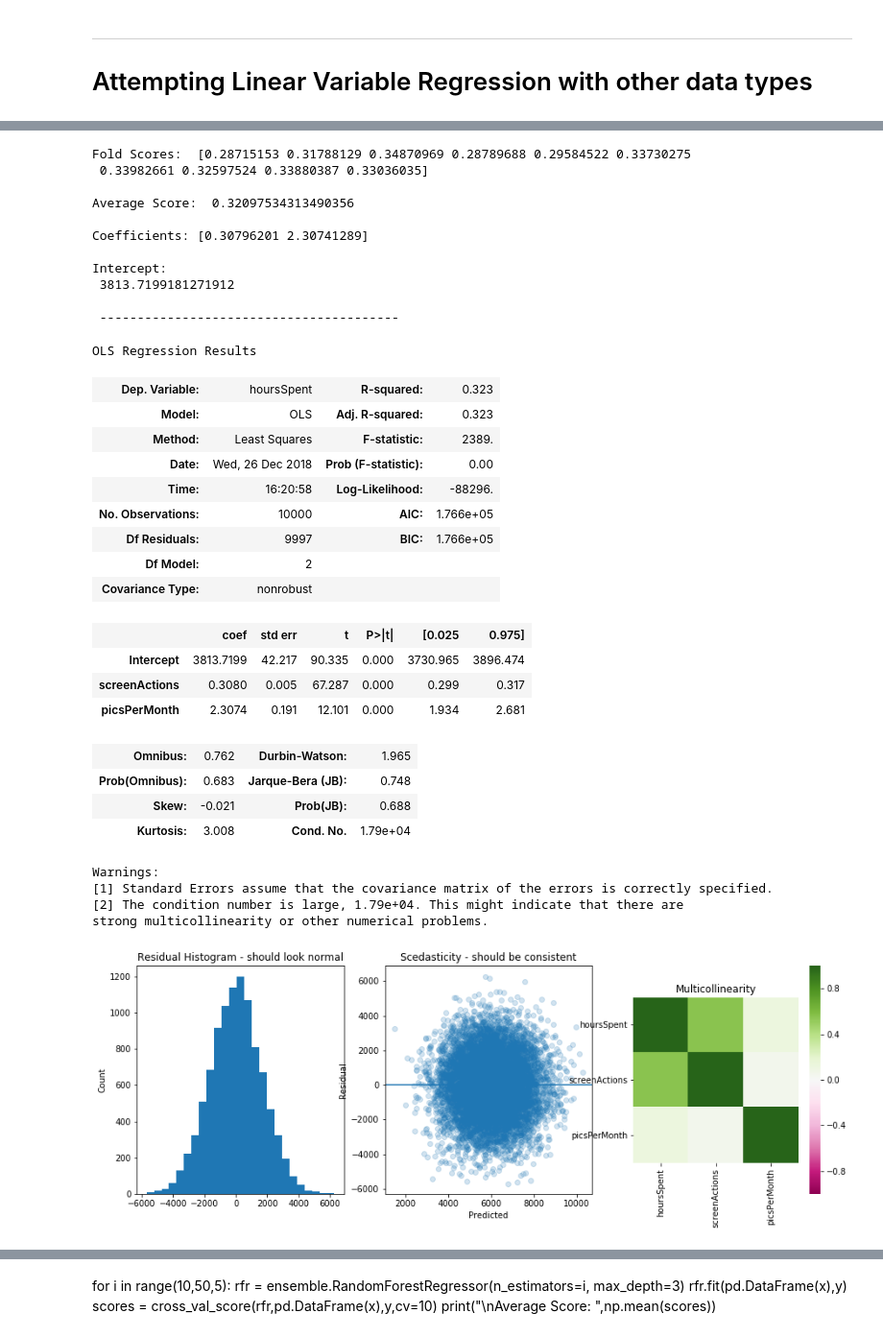
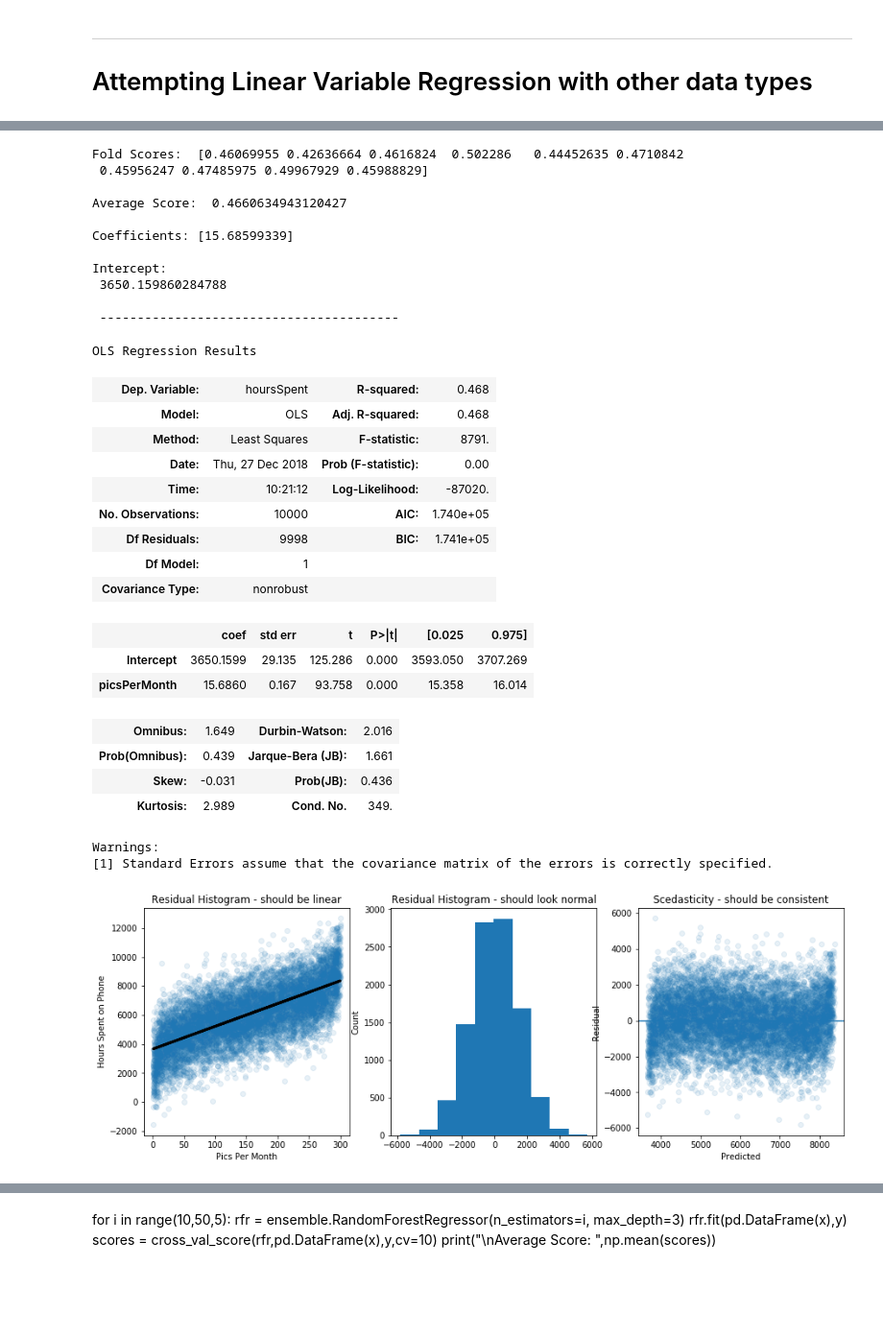
Before and after one commit to conditg/predicting-disruption, a Jupyter notebook: working-notebook.ipynb, the cells around one changed output, grey strips where cells are left out. Shown at 96% size. Saved outputs shown, nothing was run; the diff lists cells and outputs as text; code cells hidden in the pictures; blank space fills up the shorter version.

```diff
--- a/working-notebook.ipynb
+++ b/working-notebook.ipynb
@@ -842,4 +886,5 @@ KNN, Random Forest, and Gradient boosted regressors don't necessarily improve on
 # %%
+normal = createSet(targetskew=0, size=10000)
 normal.df.head(2)
 # %% [output]
 |  | hoursSpent | screenActions | picsPerMonth | timesDropped | ownerAge | rooted | os |
@@ -848,9 +893,9 @@ normal.df.head(2)
 # %%
 #sklearn
-x = normal.df[['screenActions', 'picsPerMonth']]
+x = normal.df['picsPerMonth']
 y = normal.df['hoursSpent']
-regr.fit(x,y)
-scores = cross_val_score(regr,x,y,cv=10)
+regr.fit(pd.DataFrame(x),y)
+scores = cross_val_score(regr,pd.DataFrame(x),y,cv=10)
 print("Fold Scores: ",scores)
 print("\nAverage Score: ",np.mean(scores))
 print('\nCoefficients:', regr.coef_)
@@ -859,65 +904,64 @@ print('\n','-'*40)
 
 #statsmodels
 
-linear_formula = 'hoursSpent ~ screenActions+picsPerMonth'
+linear_formula = 'hoursSpent ~ picsPerMonth'
 
 # Fit the model to our data using the formula.
 lm = smf.ols(formula=linear_formula, data=normal.df).fit()
 lm.summary()
 # %% [output]
-Fold Scores:  [0.28715153 0.31788129 0.34870969 0.28789688 0.29584522 0.33730275
- 0.33982661 0.32597524 0.33880387 0.33036035]
+Fold Scores:  [0.46069955 0.42636664 0.4616824  0.502286   0.44452635 0.4710842
+ 0.45956247 0.47485975 0.49967929 0.45988829]
 
-Average Score:  0.32097534313490356
+Average Score:  0.4660634943120427
 
-Coefficients: [0.30796201 2.30741289]
+Coefficients: [15.68599339]
 
 Intercept:
- 3813.7199181271912
+ 3650.159860284788
 
  ----------------------------------------
 OLS Regression Results
-| Dep. Variable: | hoursSpent | R-squared: | 0.323 |
-| Model: | OLS | Adj. R-squared: | 0.323 |
-| Method: | Least Squares | F-statistic: | 2389. |
-| Date: | Wed, 26 Dec 2018 | Prob (F-statistic): | 0.00 |
-| Time: | 16:20:58 | Log-Likelihood: | -88296. |
-| No. Observations: | 10000 | AIC: | 1.766e+05 |
-| Df Residuals: | 9997 | BIC: | 1.766e+05 |
-| Df Model: | 2 |  |  |
+| Dep. Variable: | hoursSpent | R-squared: | 0.468 |
+| Model: | OLS | Adj. R-squared: | 0.468 |
+| Method: | Least Squares | F-statistic: | 8791. |
+| Date: | Thu, 27 Dec 2018 | Prob (F-statistic): | 0.00 |
+| Time: | 10:21:12 | Log-Likelihood: | -87020. |
+| No. Observations: | 10000 | AIC: | 1.740e+05 |
+| Df Residuals: | 9998 | BIC: | 1.741e+05 |
+| Df Model: | 1 |  |  |
 | Covariance Type: | nonrobust |  |  |
 |  | coef | std err | t | P>|t| | [0.025 | 0.975] |
-| Intercept | 3813.7199 | 42.217 | 90.335 | 0.000 | 3730.965 | 3896.474 |
-| screenActions | 0.3080 | 0.005 | 67.287 | 0.000 | 0.299 | 0.317 |
-| picsPerMonth | 2.3074 | 0.191 | 12.101 | 0.000 | 1.934 | 2.681 |
+| Intercept | 3650.1599 | 29.135 | 125.286 | 0.000 | 3593.050 | 3707.269 |
+| picsPerMonth | 15.6860 | 0.167 | 93.758 | 0.000 | 15.358 | 16.014 |
-| Omnibus: | 0.762 | Durbin-Watson: | 1.965 |
-| Prob(Omnibus): | 0.683 | Jarque-Bera (JB): | 0.748 |
-| Skew: | -0.021 | Prob(JB): | 0.688 |
-| Kurtosis: | 3.008 | Cond. No. | 1.79e+04 |
+| Omnibus: | 1.649 | Durbin-Watson: | 2.016 |
+| Prob(Omnibus): | 0.439 | Jarque-Bera (JB): | 1.661 |
+| Skew: | -0.031 | Prob(JB): | 0.436 |
+| Kurtosis: | 2.989 | Cond. No. | 349. |
 Warnings:
 [1] Standard Errors assume that the covariance matrix of the errors is correctly specified.
-[2] The condition number is large, 1.79e+04. This might indicate that there are
-strong multicollinearity or other numerical problems.
 # %%
 #Let's check how our output looks:
-pred = cross_val_predict(regr,x,y,cv=10)
+pred = cross_val_predict(regr,pd.DataFrame(x),y,cv=10)
 residual = y - pred
 
 plt.figure(figsize=[15,5])
-
 plt.subplot(131)
-plt.hist(residual, bins=25)
+plt.scatter(x,y, alpha=.1)
+plt.plot(x, regr.predict(pd.DataFrame(x)), color='black', linewidth=3)
+plt.title('Residual Histogram - should be linear')
+plt.ylabel('Hours Spent on Phone')
+plt.xlabel('Pics Per Month')
+plt.subplot(132)
+plt.hist(residual)
 plt.title('Residual Histogram - should look normal')
 plt.ylabel('Count')
-plt.subplot(132)
-plt.scatter(pred, residual, alpha=.2)
+plt.subplot(133)
+plt.scatter(pred, residual, alpha=.1)
 plt.xlabel('Predicted')
 plt.ylabel('Residual')
 plt.axhline(y=0)
 plt.title('Scedasticity - should be consistent')
-plt.subplot(133)
-sns.heatmap(normal.df[['hoursSpent','screenActions','picsPerMonth']].corr(), vmin = -1,square=True, cmap="PiYG")
-plt.title('Multicollinearity')
 plt.show()
 # %% [output]
-[figure, old version]
+[figure, new version]
```
Also changed, not shown: parts of 28 cells of this notebook.
